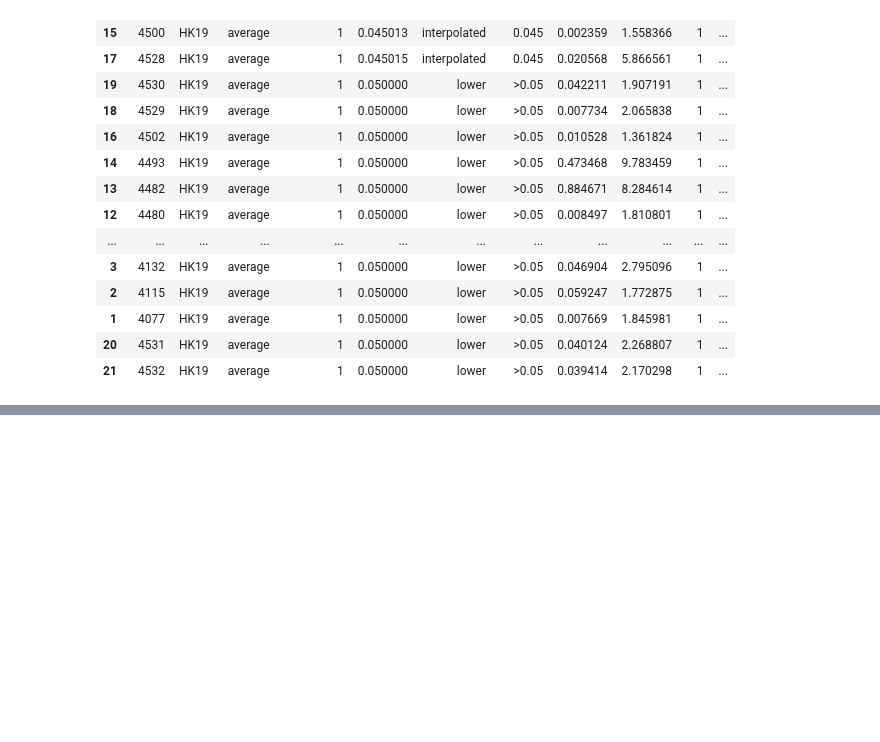
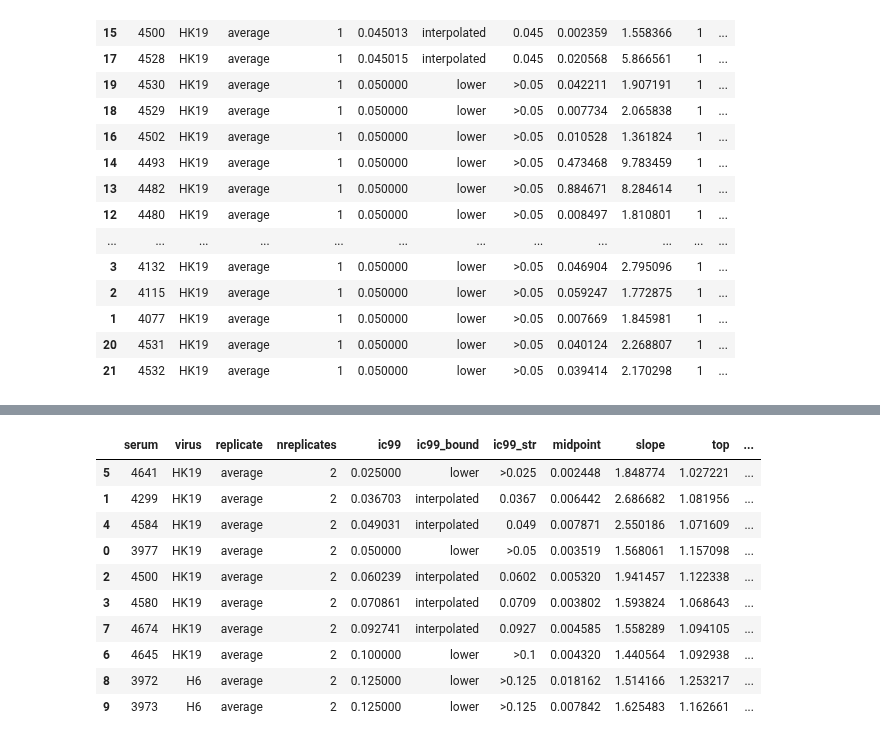
Before and after one commit to sorsinelli/flu_h3_hk19_dms_ic50, a Jupyter notebook: experiments/neut_assays/ped_serum_screening/serum_neut_curves.ipynb, the cells around one changed output, grey strips where cells are left out. Saved outputs shown, nothing was run; the diff lists cells and outputs as text; code cells hidden in the pictures; blank space fills up the shorter version.

```diff
--- a/experiments/neut_assays/ped_serum_screening/serum_neut_curves.ipynb
+++ b/experiments/neut_assays/ped_serum_screening/serum_neut_curves.ipynb
@@ -248,0 +302,15 @@ serum_ic99.sort_values('ic99')
+# %%
+serum_ic99 = fits.fitParams(ics=[99])
+serum_ic99.sort_values('ic99')
+# %% [output]
+|  | serum | virus | replicate | nreplicates | ic99 | ic99_bound | ic99_str | midpoint | slope | top | ... |
+| 5 | 4641 | HK19 | average | 2 | 0.025000 | lower | >0.025 | 0.002448 | 1.848774 | 1.027221 | ... |
+| 1 | 4299 | HK19 | average | 2 | 0.036703 | interpolated | 0.0367 | 0.006442 | 2.686682 | 1.081956 | ... |
+| 4 | 4584 | HK19 | average | 2 | 0.049031 | interpolated | 0.049 | 0.007871 | 2.550186 | 1.071609 | ... |
+| 0 | 3977 | HK19 | average | 2 | 0.050000 | lower | >0.05 | 0.003519 | 1.568061 | 1.157098 | ... |
+| 2 | 4500 | HK19 | average | 2 | 0.060239 | interpolated | 0.0602 | 0.005320 | 1.941457 | 1.122338 | ... |
+| 3 | 4580 | HK19 | average | 2 | 0.070861 | interpolated | 0.0709 | 0.003802 | 1.593824 | 1.068643 | ... |
+| 7 | 4674 | HK19 | average | 2 | 0.092741 | interpolated | 0.0927 | 0.004585 | 1.558289 | 1.094105 | ... |
+| 6 | 4645 | HK19 | average | 2 | 0.100000 | lower | >0.1 | 0.004320 | 1.440564 | 1.092938 | ... |
+| 8 | 3972 | H6 | average | 2 | 0.125000 | lower | >0.125 | 0.018162 | 1.514166 | 1.253217 | ... |
+| 9 | 3973 | H6 | average | 2 | 0.125000 | lower | >0.125 | 0.007842 | 1.625483 | 1.162661 | ... |
```
Also changed, not shown: parts of 6 cells of this notebook, 2 other files.
